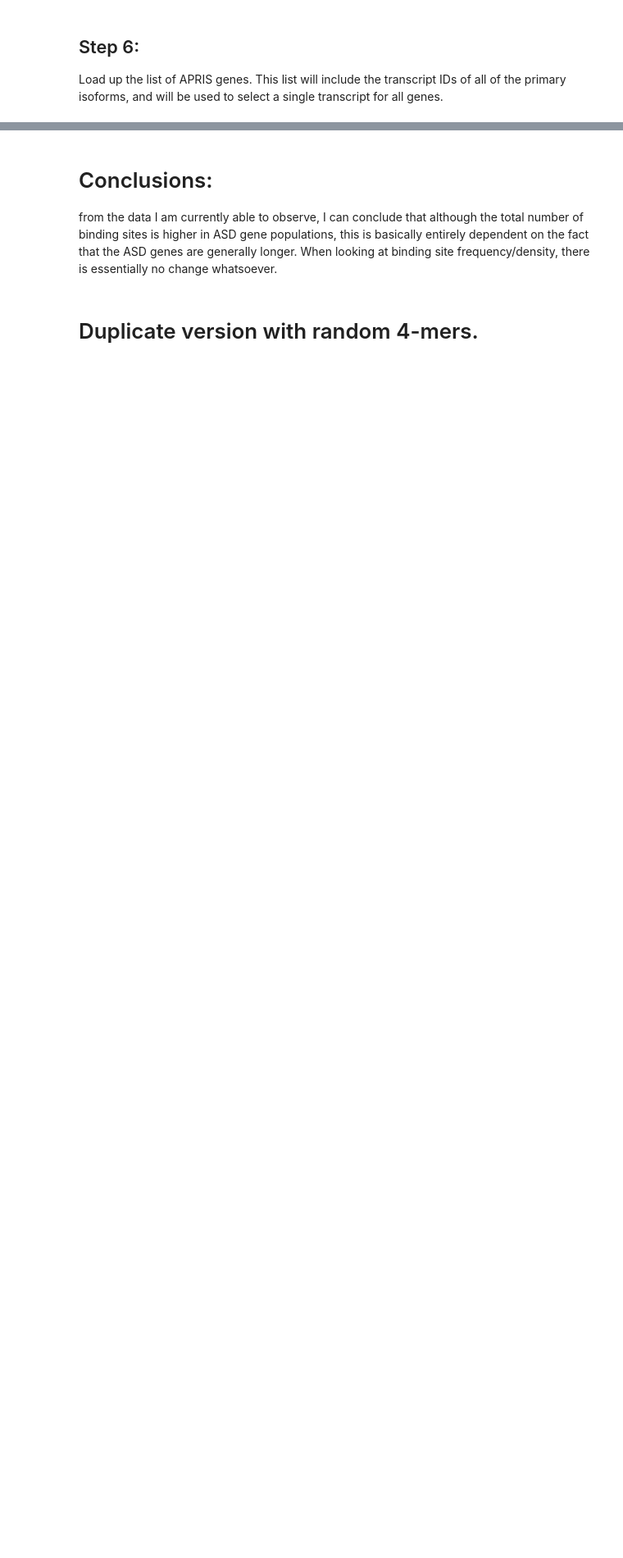
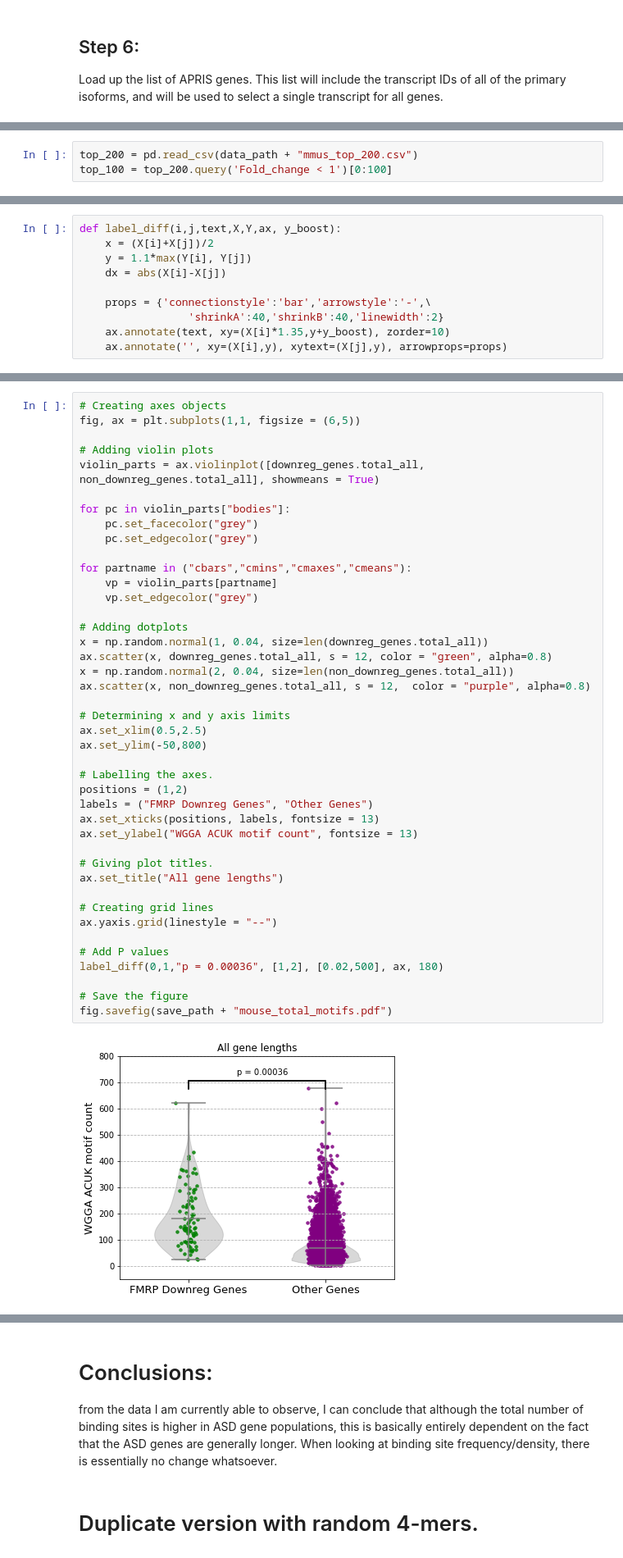
Before and after one commit to Raif-fl/measuring_binding_domains, a Jupyter notebook: notebooks/mmus_analysing_sequences.ipynb, the cells around one changed output, grey strips where cells are left out. Shown at 82% size. Saved outputs shown, nothing was run; the diff lists cells and outputs as text; blank space fills up the shorter version.

```diff
--- a/notebooks/mmus_analysing_sequences.ipynb
+++ b/notebooks/mmus_analysing_sequences.ipynb
@@ -284,0 +121,3 @@ Ttest_indResult(statistic=3.160905911678718, pvalue=0.0016666666666666668)
+# %%
+top_200 = pd.read_csv(data_path + "mmus_top_200.csv")
+top_100 = top_200.query('Fold_change < 1')[0:100]
@@ -284,0 +176,10 @@ Ttest_indResult(statistic=3.160905911678718, pvalue=0.0016666666666666668)
+# %%
+def label_diff(i,j,text,X,Y,ax, y_boost):
+    x = (X[i]+X[j])/2
+    y = 1.1*max(Y[i], Y[j])
+    dx = abs(X[i]-X[j])
+
+    props = {'connectionstyle':'bar','arrowstyle':'-',\
+                 'shrinkA':40,'shrinkB':40,'linewidth':2}
+    ax.annotate(text, xy=(X[i]*1.35,y+y_boost), zorder=10)
+    ax.annotate('', xy=(X[i],y), xytext=(X[j],y), arrowprops=props)
@@ -284,0 +286,44 @@ Ttest_indResult(statistic=3.160905911678718, pvalue=0.0016666666666666668)
+# %%
+# Creating axes objects
+fig, ax = plt.subplots(1,1, figsize = (6,5))
+
+# Adding violin plots
+violin_parts = ax.violinplot([downreg_genes.total_all, non_downreg_genes.total_all], showmeans = True)
+
+for pc in violin_parts["bodies"]:
+    pc.set_facecolor("grey")
+    pc.set_edgecolor("grey")
+
+for partname in ("cbars","cmins","cmaxes","cmeans"):
+    vp = violin_parts[partname]
+    vp.set_edgecolor("grey")
+
+# Adding dotplots
+x = np.random.normal(1, 0.04, size=len(downreg_genes.total_all))
+ax.scatter(x, downreg_genes.total_all, s = 12, color = "green", alpha=0.8)
+x = np.random.normal(2, 0.04, size=len(non_downreg_genes.total_all))
+ax.scatter(x, non_downreg_genes.total_all, s = 12,  color = "purple", alpha=0.8)
+
+# Determining x and y axis limits
+ax.set_xlim(0.5,2.5)
+ax.set_ylim(-50,800)
+
+# Labelling the axes.
+positions = (1,2)
+labels = ("FMRP Downreg Genes", "Other Genes")
+ax.set_xticks(positions, labels, fontsize = 13)
+ax.set_ylabel("WGGA ACUK motif count", fontsize = 13)
+
+# Giving plot titles.
+ax.set_title("All gene lengths")
+
+# Creating grid lines
+ax.yaxis.grid(linestyle = "--")
+
+# Add P values
+label_diff(0,1,"p = 0.00036", [1,2], [0.02,500], ax, 180)
+
+# Save the figure
+fig.savefig(save_path + "mouse_total_motifs.pdf")
+# %% [output]
+[figure, added]
```
Also changed, not shown: parts of 39 cells of this notebook, 56 other files.
